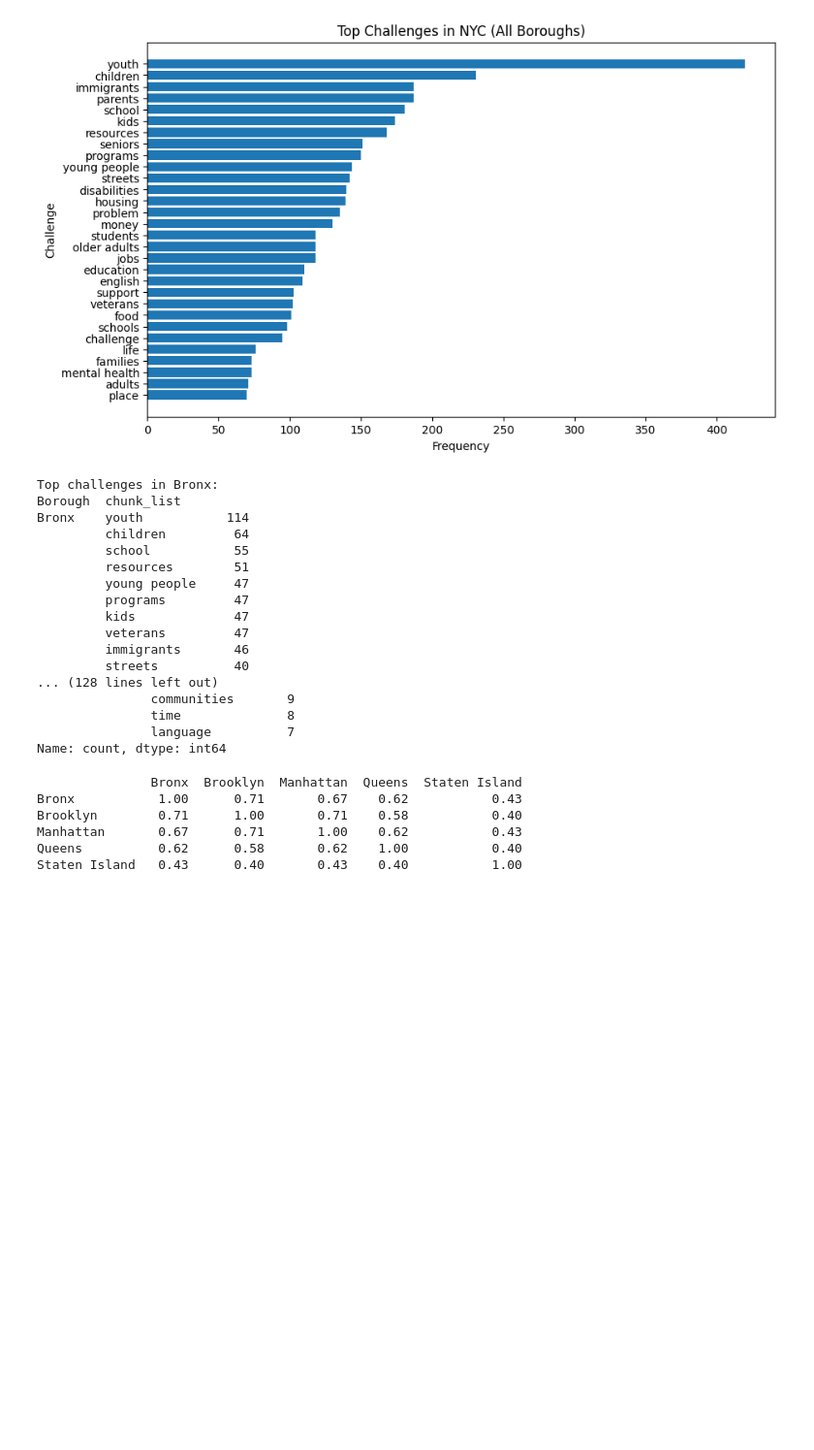
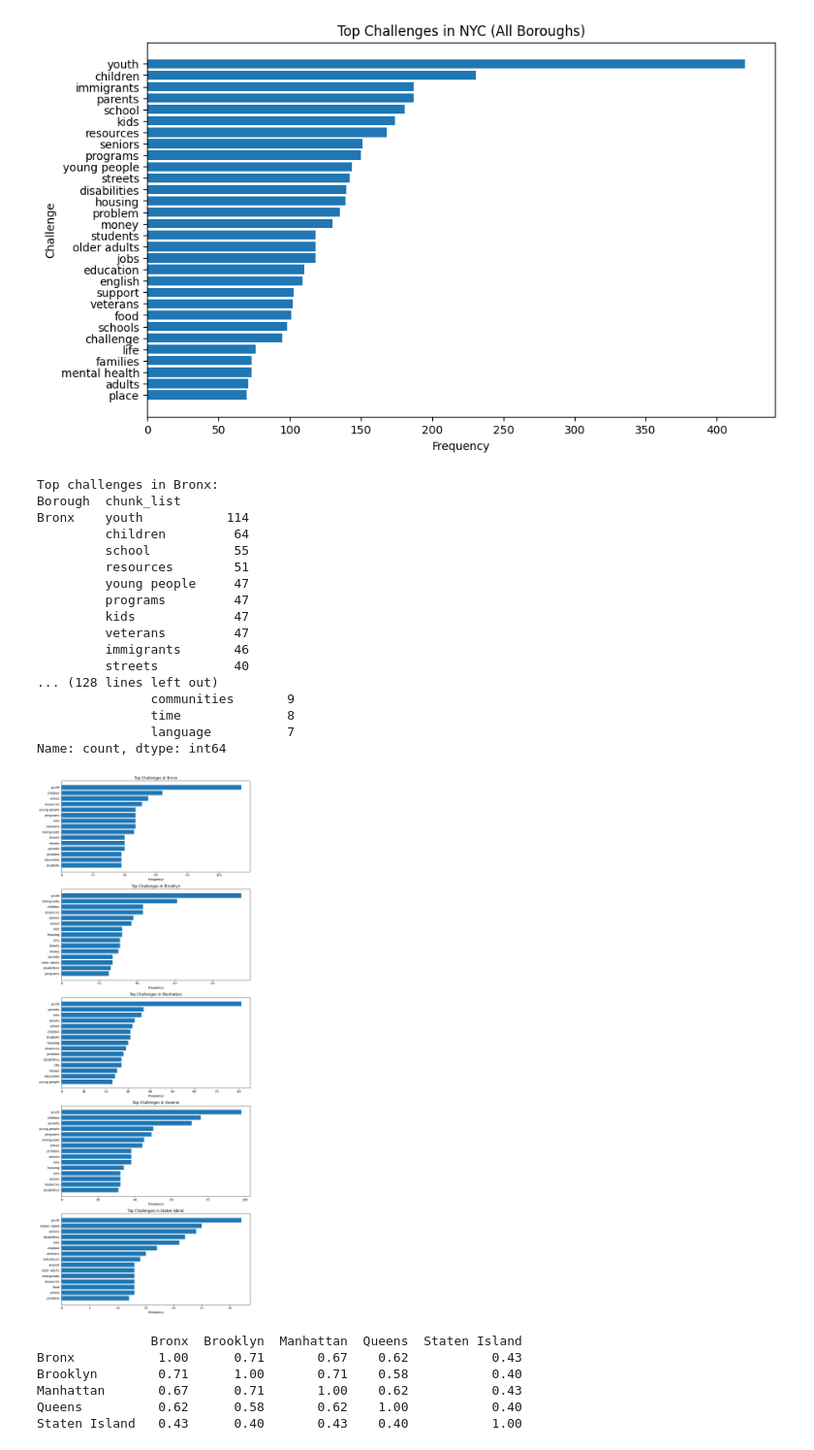
Before and after one commit to nicholas-tankiang/health-datathon, a Jupyter notebook: eda_datathon.ipynb, the cells around one changed output. Shown at 97% size. Saved outputs shown, nothing was run; the diff lists cells and outputs as text; code cells hidden in the pictures; blank space fills up the shorter version.

Commit message:
Add bar chart for noun chunk borough division

```diff
--- a/eda_datathon.ipynb
+++ b/eda_datathon.ipynb
@@ -234,34 +234,52 @@ def split_chunks(text):
 
 df["chunk_list"] = df["Challenge_noun_chunk"].apply(split_chunks)
 
 exploded = df.explode("chunk_list")
 
 borough_counts = (
     exploded.groupby("Borough")["chunk_list"]
     .value_counts()
 )
 
 for borough, group in borough_counts.groupby(level=0):
-    print(f"\nTop challenges in {borough}:")
+    print(f"\nTop challenge themes in {borough}:")
     print(group.head(25))
+
+# plotting
+boroughs = borough_counts.index.get_level_values(0).unique()
+
+fig, axes = plt.subplots(len(boroughs), 1, figsize=(10, 5*len(boroughs)))
+
+for i, borough in enumerate(boroughs):
+    # top 15 per borough
+    top_chunks = borough_counts[borough].head(15)
+    labels = top_chunks.index
+    values = top_chunks.values
+    axes[i].barh(labels[::-1], values[::-1])
+    axes[i].set_title(f"Top Challenges in {borough}")
+    axes[i].set_xlabel("Frequency")
+
+plt.tight_layout()
+plt.show()
 # %% [output]
 Top challenges in Bronx:
 Borough  chunk_list
 Bronx    youth           114
          children         64
          school           55
          resources        51
          young people     47
          programs         47
          kids             47
          veterans         47
          immigrants       46
          streets          40
 ... (128 lines left out)
                communities       9
                time              8
                language          7
 Name: count, dtype: int64
+[figure, added]
 # %%
 # Jaccard Similarity: Comparison of similarity between borough results
 # Treat each borough’s top noun chunks as a set
```
Also changed, not shown: parts of 1 cell of this notebook.
